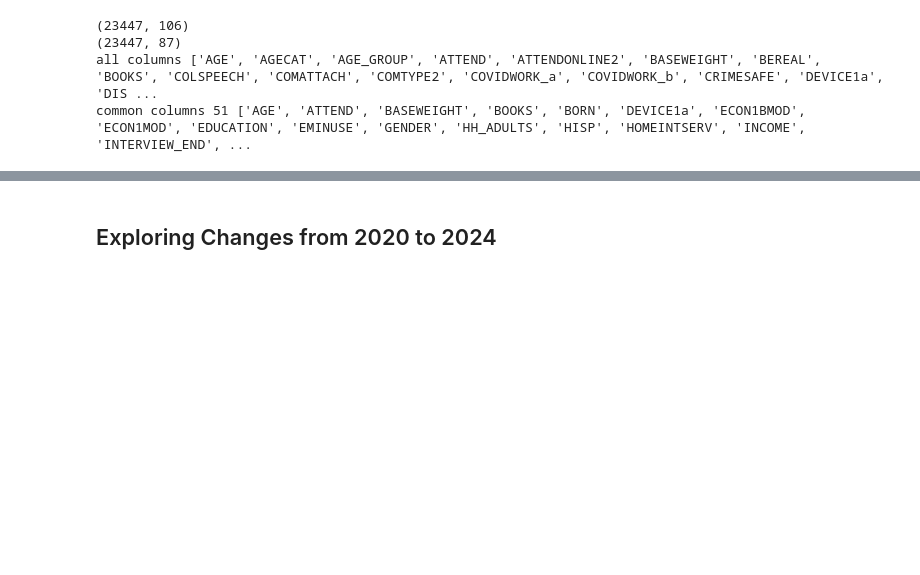
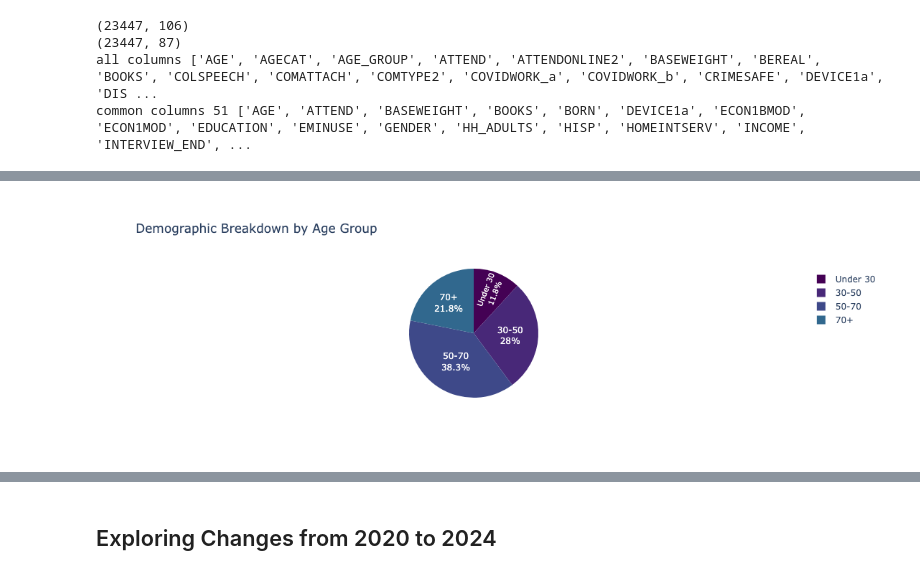
Before and after one commit to JenniferMLe/Data-Analytics-Portfolio, a Jupyter notebook: NPORS Dataset Analysis/main.ipynb, the cells around one changed output, grey strips where cells are left out. Cells and saved outputs as stored; diff of their text form; code cells hidden in the pictures; blank space fills up the shorter version.

```diff
--- a/NPORS Dataset Analysis/main.ipynb
+++ b/NPORS Dataset Analysis/main.ipynb
@@ -300,6 +300,6 @@ common columns 51 ['AGE', 'ATTEND', 'BASEWEIGHT', 'BOOKS', 'BORN', 'DEVICE1a', '
 # %%
 # print a list of distinct values from a column in a dataframe
-def print_distinct_values(df,column):
+def get_distinct_values(df,column):
     df_values = sqldf(
         f"""
         SELECT DISTINCT {column}
@@ -310,7 +310,7 @@ def print_distinct_values(df,column):
     # print(df_values)
 
     # print to csv file incase values are cut off from the print statement
-    df_values.to_csv("distinct_values.csv",index=False)
+    df_values.to_csv("CSV Files/distinct_values.csv",index=False)
 
 def create_distinct_value_count_df(df, col, invalid_values):
     return sqldf(
@@ -322,30 +322,33 @@ def create_distinct_value_count_df(df, col, invalid_values):
         """
     )
 # %%
-print_distinct_values('df_combined','AGE')
+# look in distinct_values.csv to see results
+get_distinct_values('df_combined','AGE')
 
 fig = px.histogram(
     df_combined[df_combined["AGE"] != -1],
     x = "AGE",
     title = "Demographic Breakdown by Age",
     color_discrete_sequence=px.colors.sequential.Viridis
 )
 fig.update_xaxes(title="Age").show()
 
 fig = px.pie(
     create_distinct_value_count_df('df_combined','AGE_GROUP',"('Other')"),
     values='Count',
     names='AGE_GROUP',
     title='Demographic Breakdown by Age Group',
     category_orders={
         'AGE_GROUP':[
             'Under 30',
             '30-50',
             '50-70',
             '70+'
         ],
     },
     color_discrete_sequence=px.colors.sequential.Viridis
 )
 fig.update_traces(textposition='inside', textinfo='percent+label').show()
+# %% [output]
+[figure, added]
 # %%
```
Also changed, not shown: parts of 38 cells of this notebook, 10 other files.
